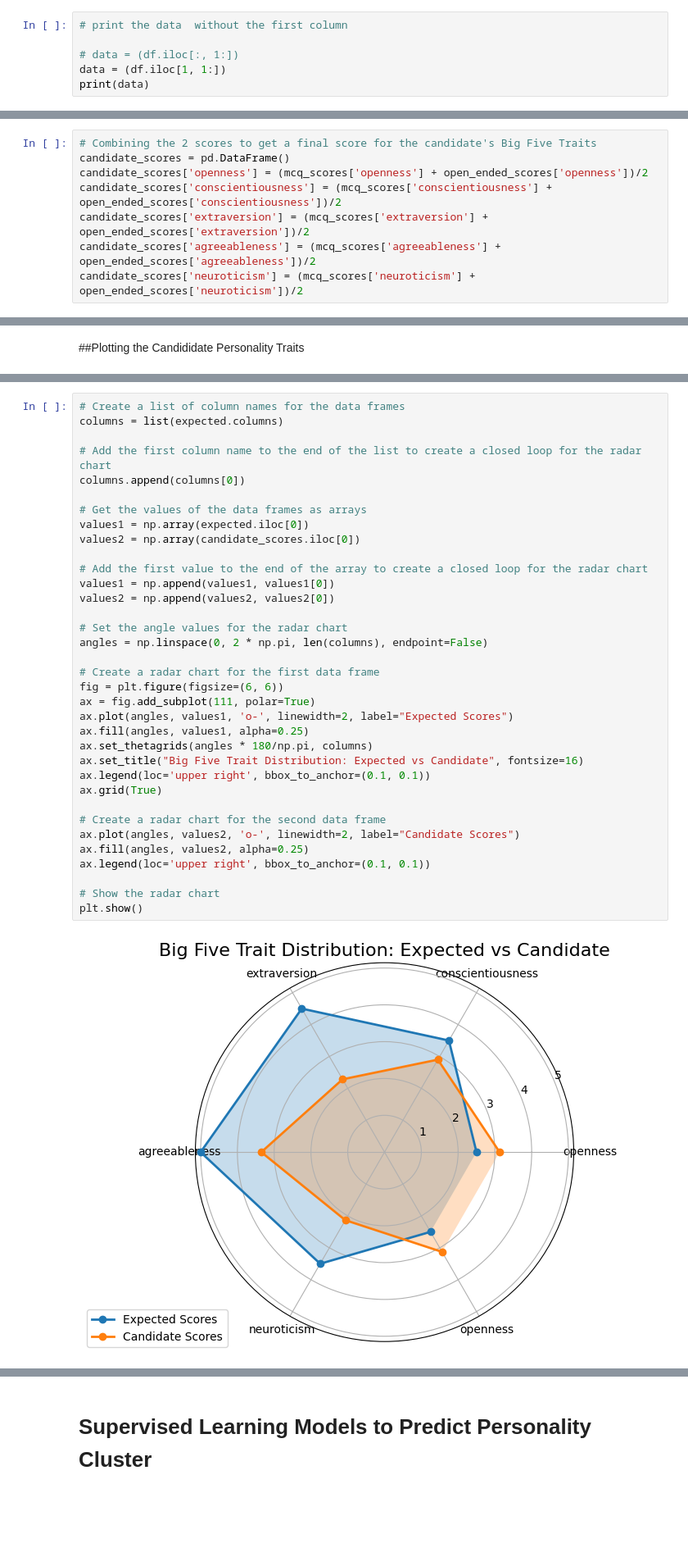
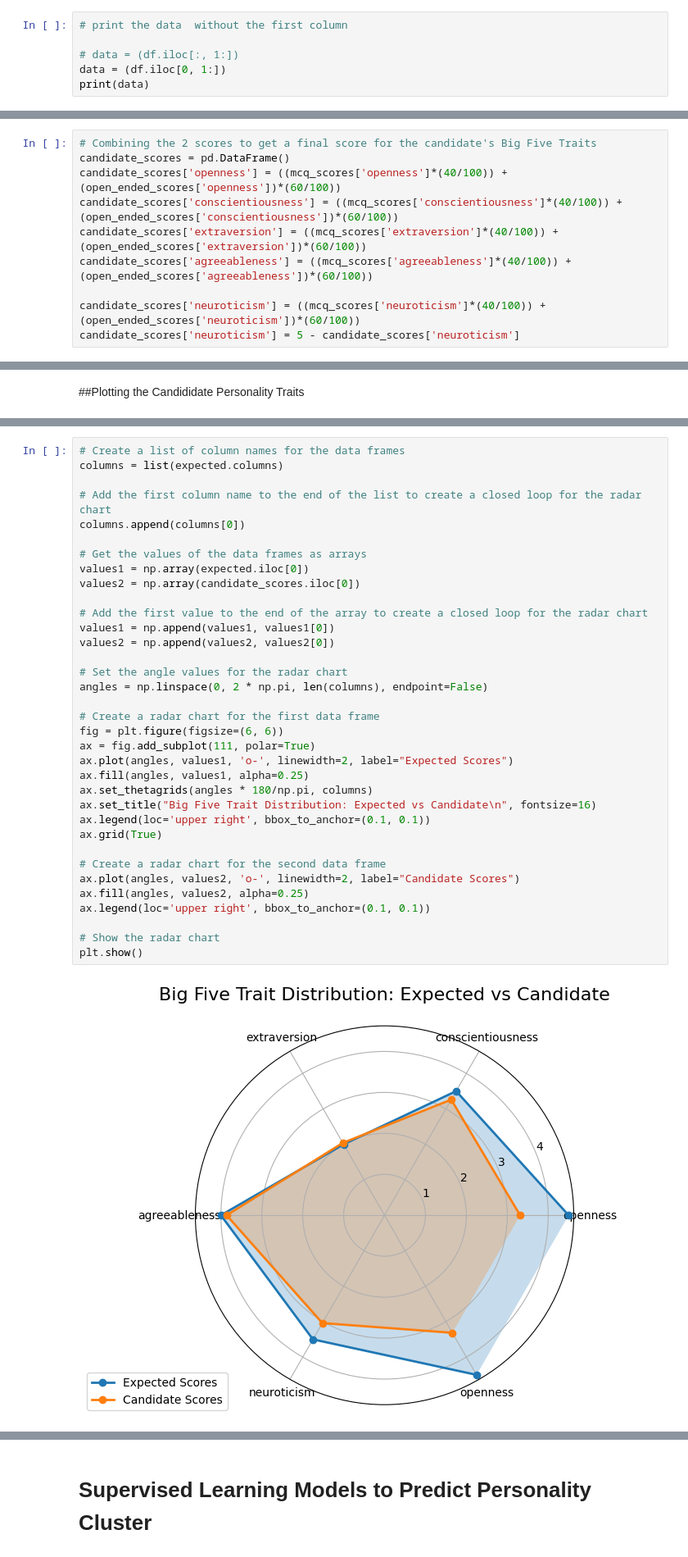
Before and after one commit to shanalids/Intellihire, a Jupyter notebook: Personality_prediction/Intellihire_Personality_Prediction_03.ipynb, the cells around one changed output, grey strips where cells are left out. Shown: that part at 82% size. Saved outputs shown, nothing was run; the diff lists cells and outputs as text; blank space fills up the shorter version.

```diff
--- a/Personality_prediction/Intellihire_Personality_Prediction_03.ipynb
+++ b/Personality_prediction/Intellihire_Personality_Prediction_03.ipynb
@@ -50,6 +50,6 @@ df = pd.read_csv('Personality_Requirements.csv')
 # print the data  without the first column
 
 # data = (df.iloc[:, 1:])
-data = (df.iloc[1, 1:])
+data = (df.iloc[0, 1:])
 print(data)
 # %% [output]
@@ -122,11 +159,13 @@ open_ended_scores
 # %%
 # Combining the 2 scores to get a final score for the candidate's Big Five Traits
 candidate_scores = pd.DataFrame()
-candidate_scores['openness'] = (mcq_scores['openness'] + open_ended_scores['openness'])/2
-candidate_scores['conscientiousness'] = (mcq_scores['conscientiousness'] + open_ended_scores['conscientiousness'])/2
-candidate_scores['extraversion'] = (mcq_scores['extraversion'] + open_ended_scores['extraversion'])/2
-candidate_scores['agreeableness'] = (mcq_scores['agreeableness'] + open_ended_scores['agreeableness'])/2
-candidate_scores['neuroticism'] = (mcq_scores['neuroticism'] + open_ended_scores['neuroticism'])/2
+candidate_scores['openness'] = ((mcq_scores['openness']*(40/100)) + (open_ended_scores['openness'])*(60/100))
+candidate_scores['conscientiousness'] = ((mcq_scores['conscientiousness']*(40/100)) + (open_ended_scores['conscientiousness'])*(60/100))
+candidate_scores['extraversion'] = ((mcq_scores['extraversion']*(40/100)) + (open_ended_scores['extraversion'])*(60/100))
+candidate_scores['agreeableness'] = ((mcq_scores['agreeableness']*(40/100)) + (open_ended_scores['agreeableness'])*(60/100))
+
+candidate_scores['neuroticism'] = ((mcq_scores['neuroticism']*(40/100)) + (open_ended_scores['neuroticism'])*(60/100))
+candidate_scores['neuroticism'] = 5 - candidate_scores['neuroticism']
 # %%
 candidate_scores
 # %% [output]
@@ -180,35 +219,35 @@ columns = list(expected.columns)
 columns.append(columns[0])
 
 # Get the values of the data frames as arrays
 values1 = np.array(expected.iloc[0])
 values2 = np.array(candidate_scores.iloc[0])
 
 # Add the first value to the end of the array to create a closed loop for the radar chart
 values1 = np.append(values1, values1[0])
 values2 = np.append(values2, values2[0])
 
 # Set the angle values for the radar chart
 angles = np.linspace(0, 2 * np.pi, len(columns), endpoint=False)
 
 # Create a radar chart for the first data frame
 fig = plt.figure(figsize=(6, 6))
 ax = fig.add_subplot(111, polar=True)
 ax.plot(angles, values1, 'o-', linewidth=2, label="Expected Scores")
 ax.fill(angles, values1, alpha=0.25)
 ax.set_thetagrids(angles * 180/np.pi, columns)
-ax.set_title("Big Five Trait Distribution: Expected vs Candidate", fontsize=16)
+ax.set_title("Big Five Trait Distribution: Expected vs Candidate\n", fontsize=16)
 ax.legend(loc='upper right', bbox_to_anchor=(0.1, 0.1))
 ax.grid(True)
 
 # Create a radar chart for the second data frame
 ax.plot(angles, values2, 'o-', linewidth=2, label="Candidate Scores")
 ax.fill(angles, values2, alpha=0.25)
 ax.legend(loc='upper right', bbox_to_anchor=(0.1, 0.1))
 
 # Show the radar chart
 plt.show()
 # %% [output]
-[figure, old version]
+[figure, new version]
 # %%
 import matplotlib.pyplot as plt
 
```
Also changed, not shown: parts of 18 cells of this notebook, 3 other files.
